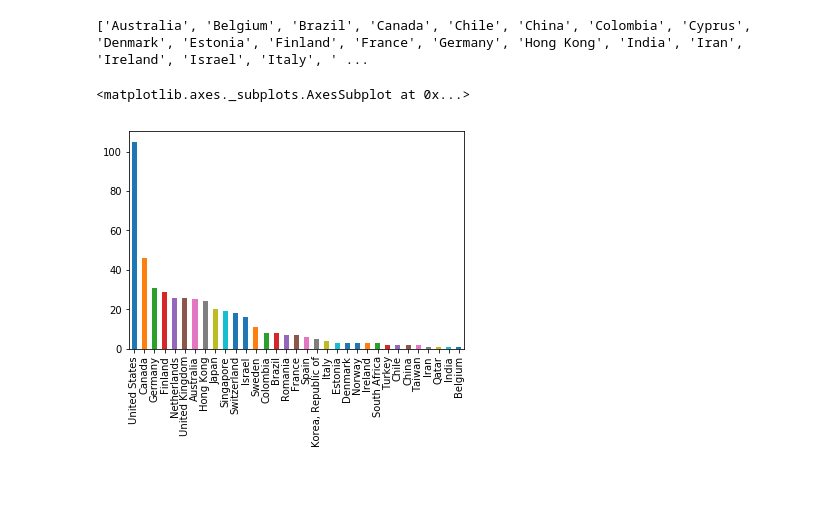
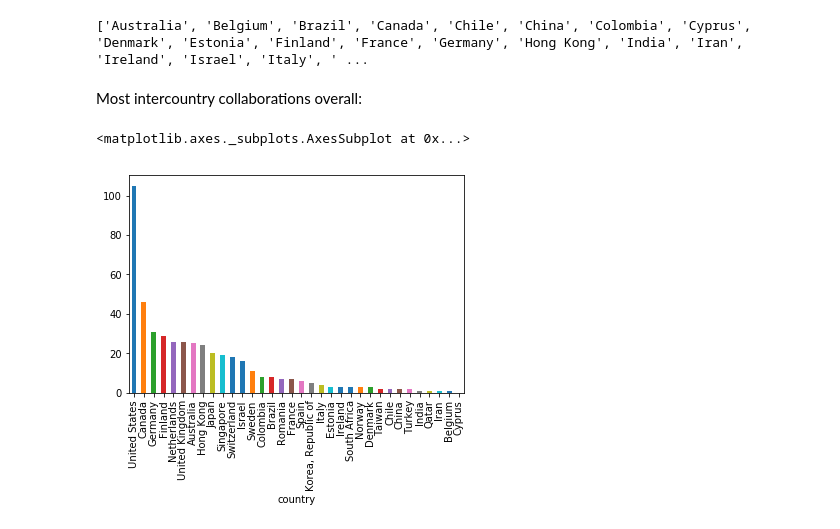
Before and after one commit to nourabassi/semester-project, a Jupyter notebook: Data exploration - Universities & Countries.ipynb, the cells around one changed output. Saved outputs shown, nothing was run; the diff lists cells and outputs as text; code cells hidden in the pictures; blank space fills up the shorter version.

```diff
--- a/Data exploration - Universities & Countries.ipynb
+++ b/Data exploration - Universities & Countries.ipynb
@@ -247,8 +214,11 @@ print(sorted(H.nodes()))
 nx.write_gexf(H, 'data/country_graph.gexf')
 # %% [output]
 ['Australia', 'Belgium', 'Brazil', 'Canada', 'Chile', 'China', 'Colombia', 'Cyprus', 'Denmark', 'Estonia', 'Finland', 'France', 'Germany', 'Hong Kong', 'India', 'Iran', 'Ireland', 'Israel', 'Italy', ' ...
-# %%
-collabs[collabs.country_x != collabs.country_y].dropna().country_x.value_counts().plot(kind='bar')
-# %% [output]
-<matplotlib.axes._subplots.AxesSubplot at 0x...>
-[figure, removed]
+# %% [markdown]
+Most intercountry collaborations overall:
+# %%
+nodes['degrees'] = pd.Series(adjacency.sum(axis=1))
+nodes.set_index('country').degrees.sort_values(ascending=False).plot(kind='bar')
+# %% [output]
+<matplotlib.axes._subplots.AxesSubplot at 0x...>
+[figure, added]
```
Also changed, not shown: parts of 44 cells of this notebook, 9 other files.
